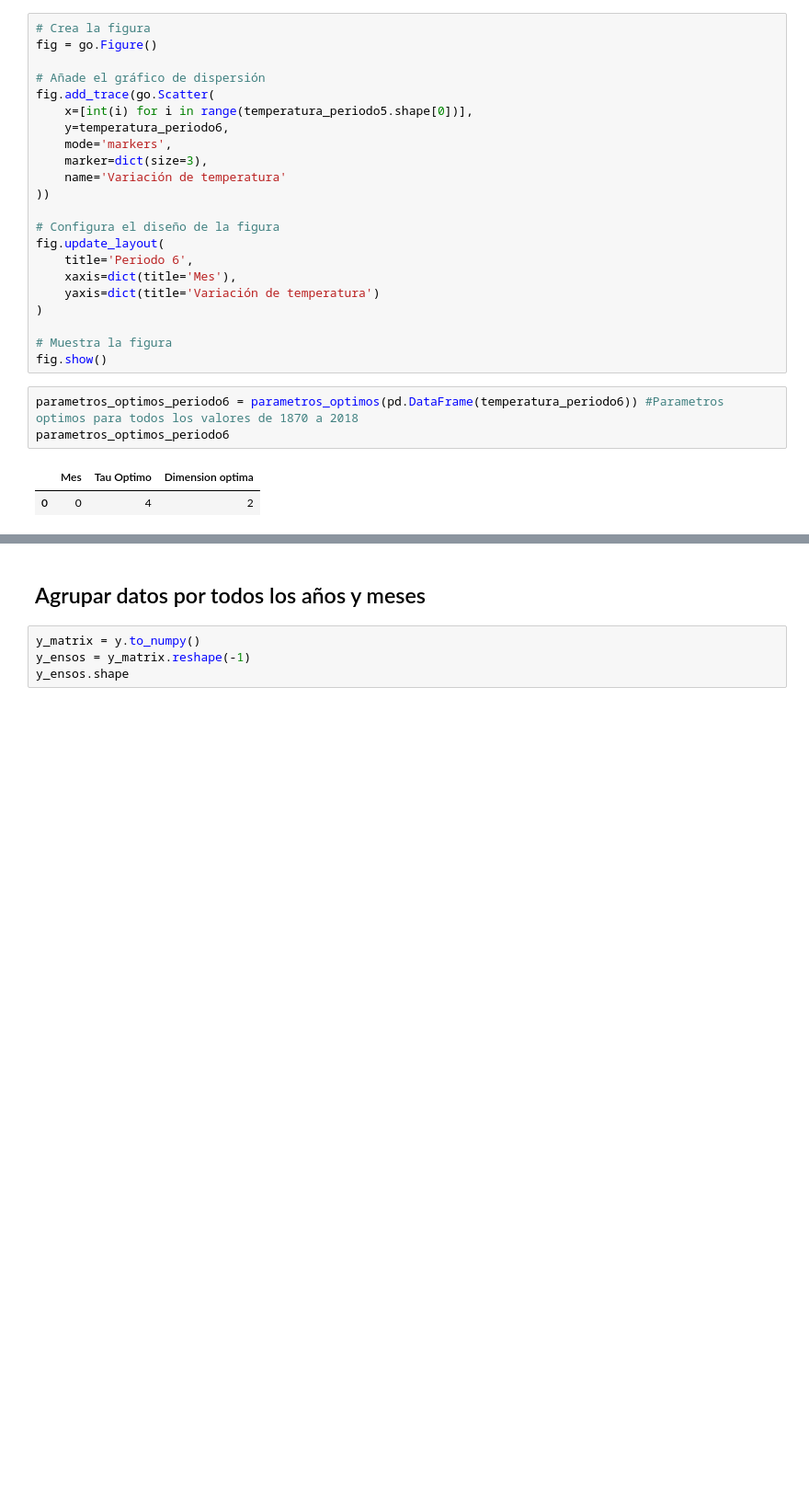
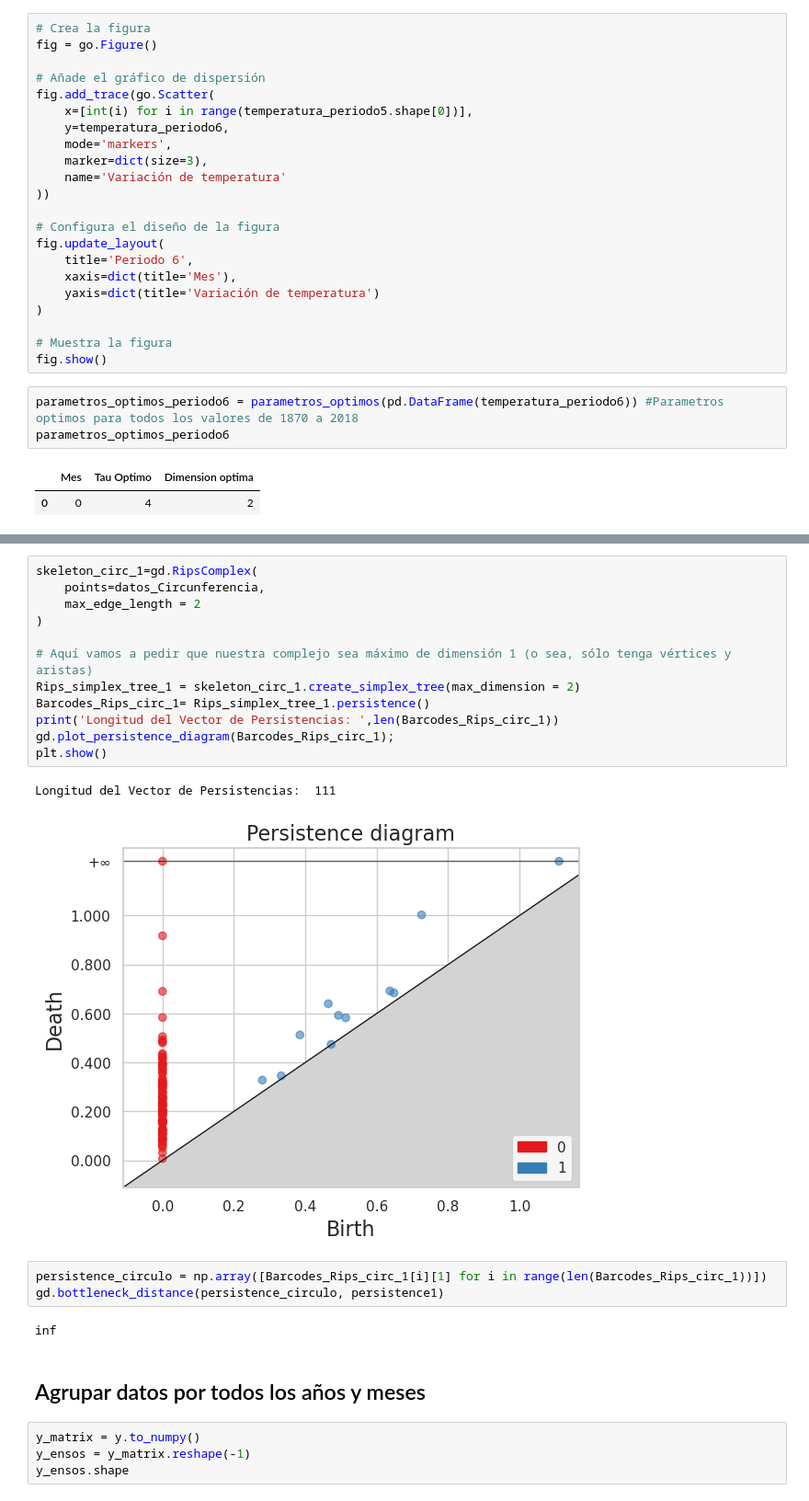
Before and after one commit to CastroMaster10/ENSO-Persistence-analysis, a Jupyter notebook: main.ipynb, the cells around one changed output, grey strips where cells are left out. Shown at 92% size. Saved outputs shown, nothing was run; the diff lists cells and outputs as text; blank space fills up the shorter version.

```diff
--- a/main.ipynb
+++ b/main.ipynb
@@ -739,3 +807,23 @@ plt.show()
+# %%
+skeleton_circ_1=gd.RipsComplex(
+    points=datos_Circunferencia,
+    max_edge_length = 2
+)
+
+# Aquí vamos a pedir que nuestra complejo sea máximo de dimensión 1 (o sea, sólo tenga vértices y aristas)
+Rips_simplex_tree_1 = skeleton_circ_1.create_simplex_tree(max_dimension = 2)
+Barcodes_Rips_circ_1= Rips_simplex_tree_1.persistence()
+print('Longitud del Vector de Persistencias: ',len(Barcodes_Rips_circ_1))
+gd.plot_persistence_diagram(Barcodes_Rips_circ_1);
+plt.show()
+# %% [output]
+Longitud del Vector de Persistencias:  111
+[figure, added]
+# %%
+persistence_circulo = np.array([Barcodes_Rips_circ_1[i][1] for i in range(len(Barcodes_Rips_circ_1))])
+gd.bottleneck_distance(persistence_circulo, persistence1)
+# %% [output]
+inf
 # %% [markdown]
 ## Agrupar datos por todos los años y meses
 # %%
```
Also changed, not shown: parts of 22 cells of this notebook, 5 other files.
